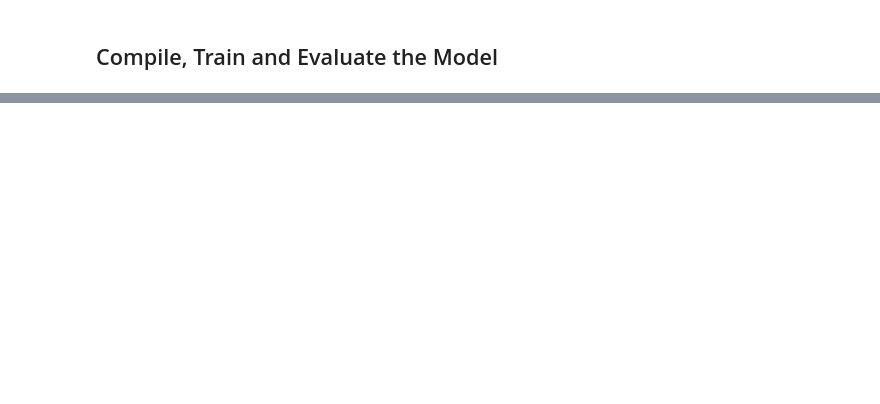
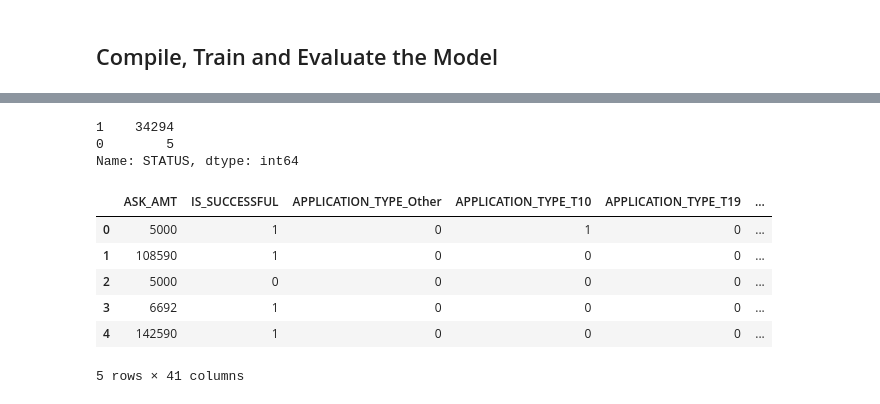
Before and after one commit to mlister3/Funding_Deep_Learning, a Jupyter notebook: Starter_Code.ipynb, the cells around one changed output, grey strips where cells are left out. Saved outputs shown, nothing was run; the diff lists cells and outputs as text; code cells hidden in the pictures; blank space fills up the shorter version.

```diff
--- a/Starter_Code.ipynb
+++ b/Starter_Code.ipynb
@@ -174,0 +368,32 @@ len(X_test_scaled)
+# %%
+working_op_df['STATUS'].value_counts()
+# %% [output]
+1    34294
+0        5
+Name: STATUS, dtype: int64
+# %%
+# Expriment and drop columns, 'EIN' and 'NAME'.
+working_op_df = working_op_df.drop(['SPECIAL_CONSIDERATIONS', 'STATUS'], axis=1)
+# %%
+cutoff_value = 50
+application_types_to_replace = working_op_df['APPLICATION_TYPE'].value_counts()[working_op_df['APPLICATION_TYPE'].value_counts() < cutoff_value].index.tolist()
+
+for app in application_types_to_replace:
+    working_op_df['APPLICATION_TYPE'] = working_op_df['APPLICATION_TYPE'].replace(app,"Other")
+# %%
+cutoff_value = 100
+classifications_to_replace = working_op_df['CLASSIFICATION'].value_counts()[working_op_df['CLASSIFICATION'].value_counts() < cutoff_value].index.tolist()
+
+for cls in classifications_to_replace:
+    working_op_df['CLASSIFICATION'] = working_op_df['CLASSIFICATION'].replace(cls,"Other")
+# %%
+dummy_working_op_df = pd.get_dummies(working_op_df)
+dummy_working_op_df.head(5)
+# %% [output]
+|  | ASK_AMT | IS_SUCCESSFUL | APPLICATION_TYPE_Other | APPLICATION_TYPE_T10 | APPLICATION_TYPE_T19 | ... |
+| 0 | 5000 | 1 | 0 | 1 | 0 | ... |
+| 1 | 108590 | 1 | 0 | 0 | 0 | ... |
+| 2 | 5000 | 0 | 0 | 0 | 0 | ... |
+| 3 | 6692 | 1 | 0 | 0 | 0 | ... |
+| 4 | 142590 | 1 | 0 | 0 | 0 | ... |
+5 rows × 41 columns
```
Also changed, not shown: parts of 35 cells of this notebook.
